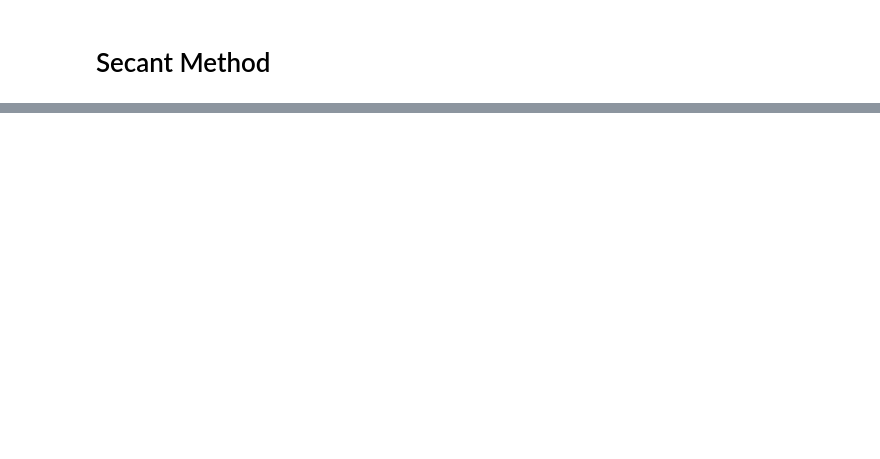
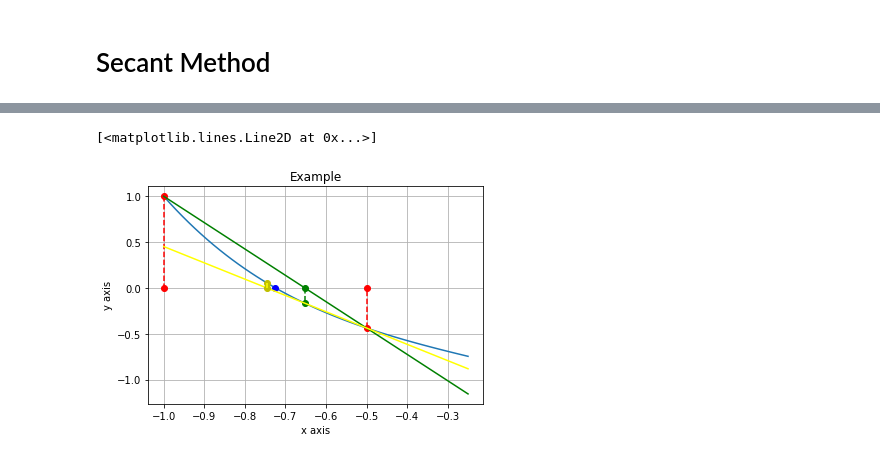
Before and after one commit to rodrigoescorcio/Numerical, a Jupyter notebook: Zeros-of-Real-Functions.ipynb, the cells around one changed output, grey strips where cells are left out. Drawn from its saved outputs; the diff is of its cells as text; code cells hidden in the pictures; blank space fills up the shorter version.

```diff
--- a/Zeros de funções reais/zeros_of_real_functions.ipynb
+++ b/Zeros-of-Real-Functions.ipynb
@@ -606,0 +621,43 @@ Your aproximated root is: 0.572179032733 and the number of iterations was: 4
+# %%
+x = np.linspace(-1,-0.25)
+
+x1=[-1,-1]
+y1=[1,0] #Initial guess
+
+x2=[-0.5,-0.5]
+y2=[-0.4375,0] #Initial guess
+
+x3=[-0.652173913043,-0.652173913043]
+y3=[0,-0.166919786594] #Aproximated root after 1 iteration
+
+x4=[-0.746049354896,-0.746049354896]
+y4=[0.0558413821854,0] #Aproximated root after 2 iterations
+
+plt.grid(True)
+plt.xlabel("x axis")
+plt.ylabel("y axis")
+plt.title("Example")
+
+plt.plot(x,x**4-x-1)
+
+plt.plot(-0.724491959001,0,'bo') #The exact root of the function chosen
+
+plt.plot(-1,1,'ro')
+plt.plot(-0.5,-0.4375,'ro') #Plotting the points of the initial guess
+plt.plot(-1,0,'ro')
+plt.plot(-0.5,0,'ro')
+plt.plot(x1,y1,'k--', color='red')
+plt.plot(x2,y2,'k--', color='red') #Plotting the dotted lines between the points
+
+plt.plot(x,-2.875*x-1.875,color='green') #Plotting the green line referring to the first iteration
+plt.plot(-0.652173913043,0,'go')
+plt.plot(-0.652173913043,-0.166919786594,'go') #Plotting the points after 1 iteration
+plt.plot(x3,y3,'k--', color='green')
+
+plt.plot(x,-1.77809854524*x-1.32654927262,color='yellow') #Plotting the yellow line referring to the second iteration
+plt.plot(-0.746049354896,0,'yo')
+plt.plot(-0.746049354896,0.0558413821854,'yo') #Plotting the points after 2 iterations
+plt.plot(x4,y4,'k--', color='yellow')
+# %% [output]
+[<matplotlib.lines.Line2D at 0x...>]
+[figure, added]
```
Also changed, not shown: parts of 15 cells of this notebook, 1 other file.
